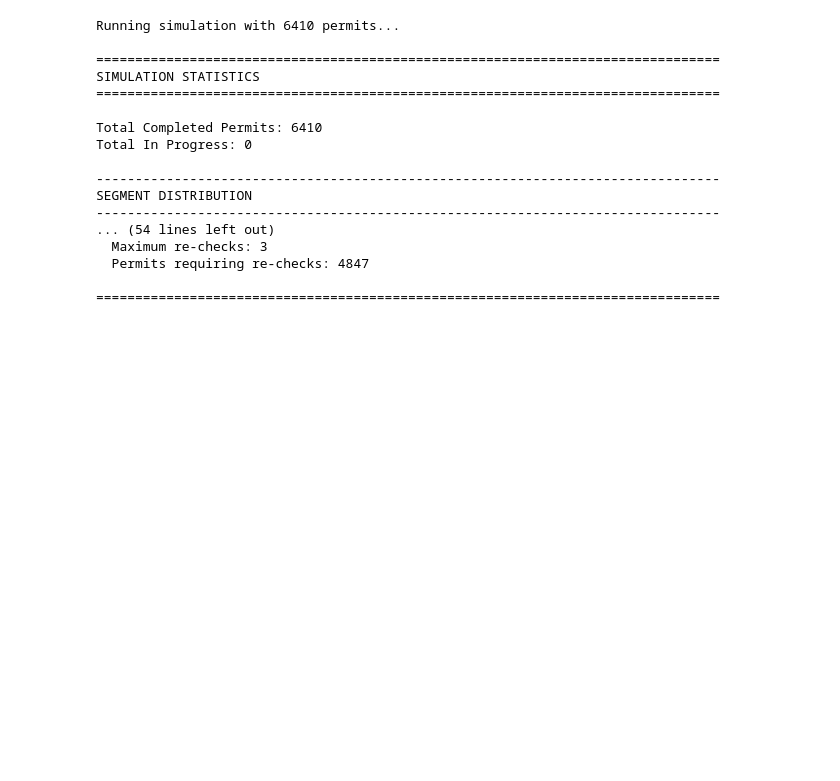
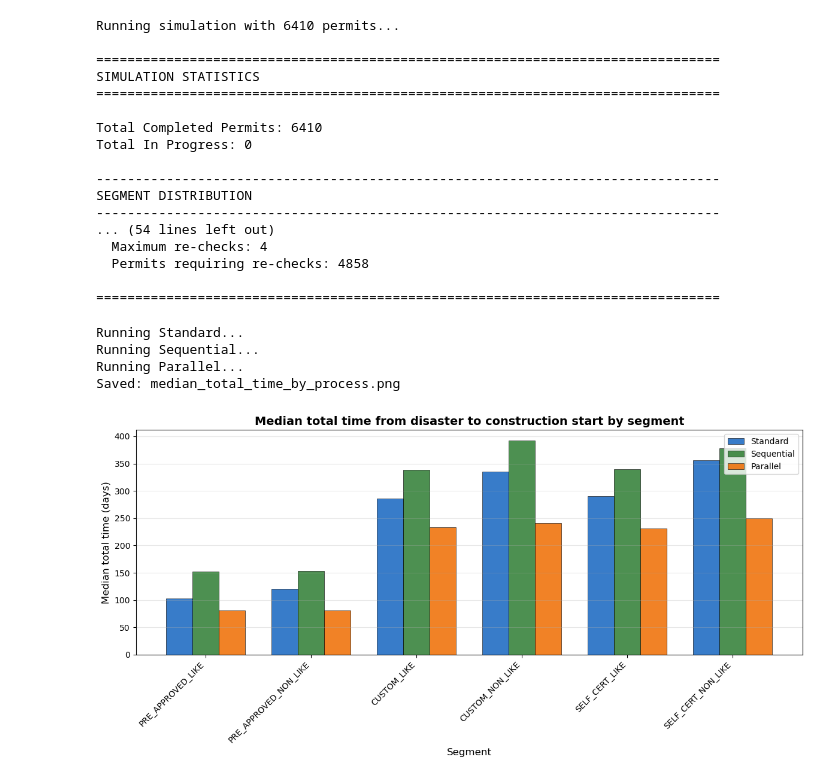
Before and after one commit to MIT-HSCL/permitting-model, a Jupyter notebook: run_simulation_sequential.ipynb, the cells around one changed output. Saved outputs shown, nothing was run; the diff lists cells and outputs as text; code cells hidden in the pictures; blank space fills up the shorter version.

```diff
--- a/run_simulation_sequential.ipynb
+++ b/run_simulation_sequential.ipynb
@@ -9,7 +9,7 @@ sim = run_simulation(
     num_permits=num_permits,
     random_seed=42,
     inter_arrival_time=0,
-    sequential=True  # Changed to True for sequential processing
+    sequential="sequential"  # Changed to True for sequential processing
 )
 
 # Get and display statistics
@@ -29,10 +29,42 @@ Total In Progress: 0
 SEGMENT DISTRIBUTION
 --------------------------------------------------------------------------------
 ... (54 lines left out)
-  Maximum re-checks: 3
-  Permits requiring re-checks: 4847
+  Maximum re-checks: 4
+  Permits requiring re-checks: 4858
 
 ================================================================================
+# %%
+# Median total time (disaster to construction start) by segment: Standard vs Sequential vs Parallel
+import matplotlib.pyplot as plt
+from run_simulation import run_simulation
+from visualize_permits import plot_median_total_time_by_process
+
+num_permits = 6410  # Use same as above or smaller for faster run; increase (e.g. 6410) for full comparison
+seed = 42
+
+print("Running Standard...")
+sim_standard = run_simulation(num_permits=num_permits, random_seed=seed, inter_arrival_time=0, sequential="standard")
+print("Running Sequential...")
+sim_sequential = run_simulation(num_permits=num_permits, random_seed=seed, inter_arrival_time=0, sequential="sequential")
+print("Running Parallel...")
+sim_parallel = run_simulation(num_permits=num_permits, random_seed=seed, inter_arrival_time=0, sequential="parallel")
+
+permits_by_process = {
+    "Standard": sim_standard.completed_permits,
+    "Sequential": sim_sequential.completed_permits,
+    "Parallel": sim_parallel.completed_permits,
+}
+fig, ax = plot_median_total_time_by_process(permits_by_process)
+if fig:
+    fig.savefig("median_total_time_by_process.png", dpi=150, bbox_inches="tight")
+    print("Saved: median_total_time_by_process.png")
+plt.show()
+# %% [output]
+Running Standard...
+Running Sequential...
+Running Parallel...
+Saved: median_total_time_by_process.png
+[figure, added]
 # %%
 # Optional: Access individual permit data
 print(f"\nFirst 5 completed permits:")
```
Also changed, not shown: parts of 2 cells of this notebook, 8 other files.
